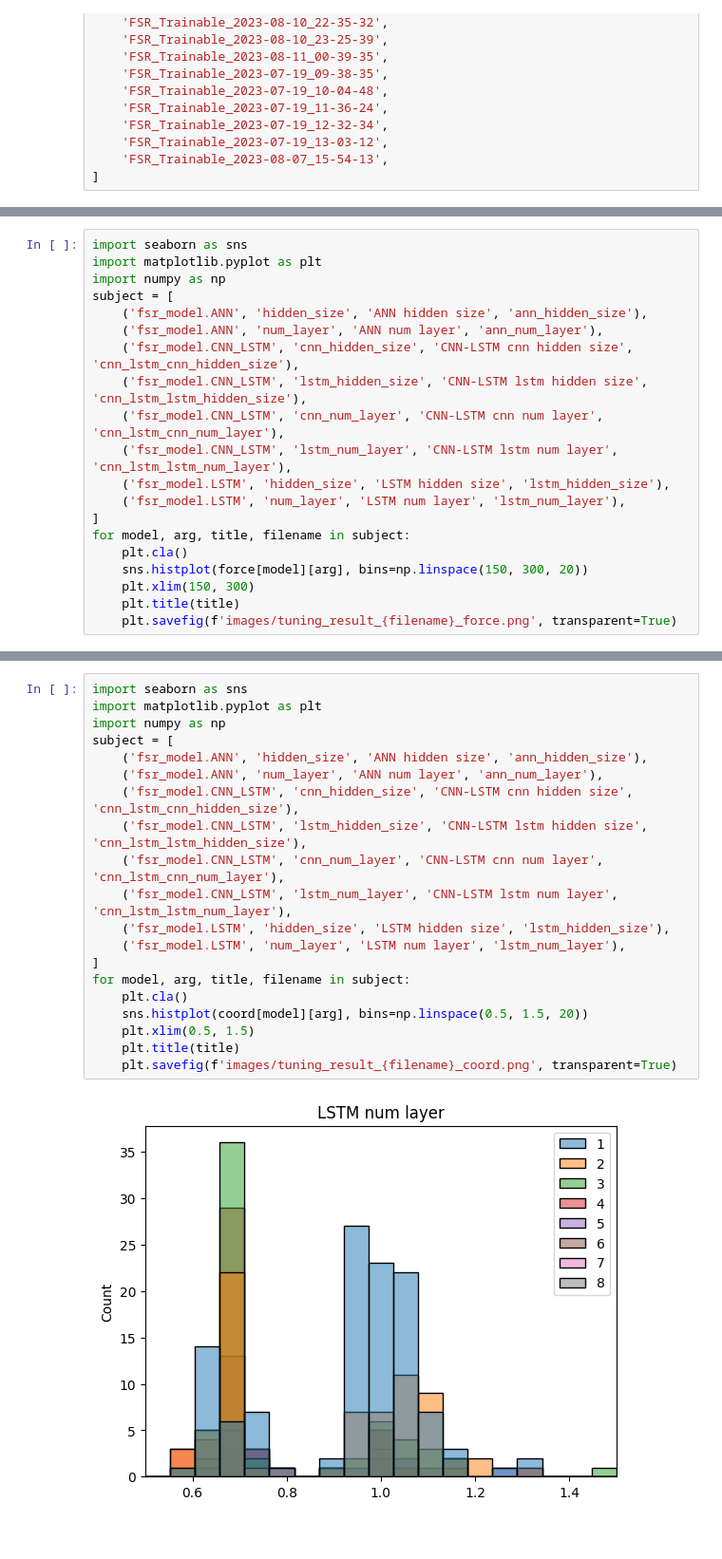
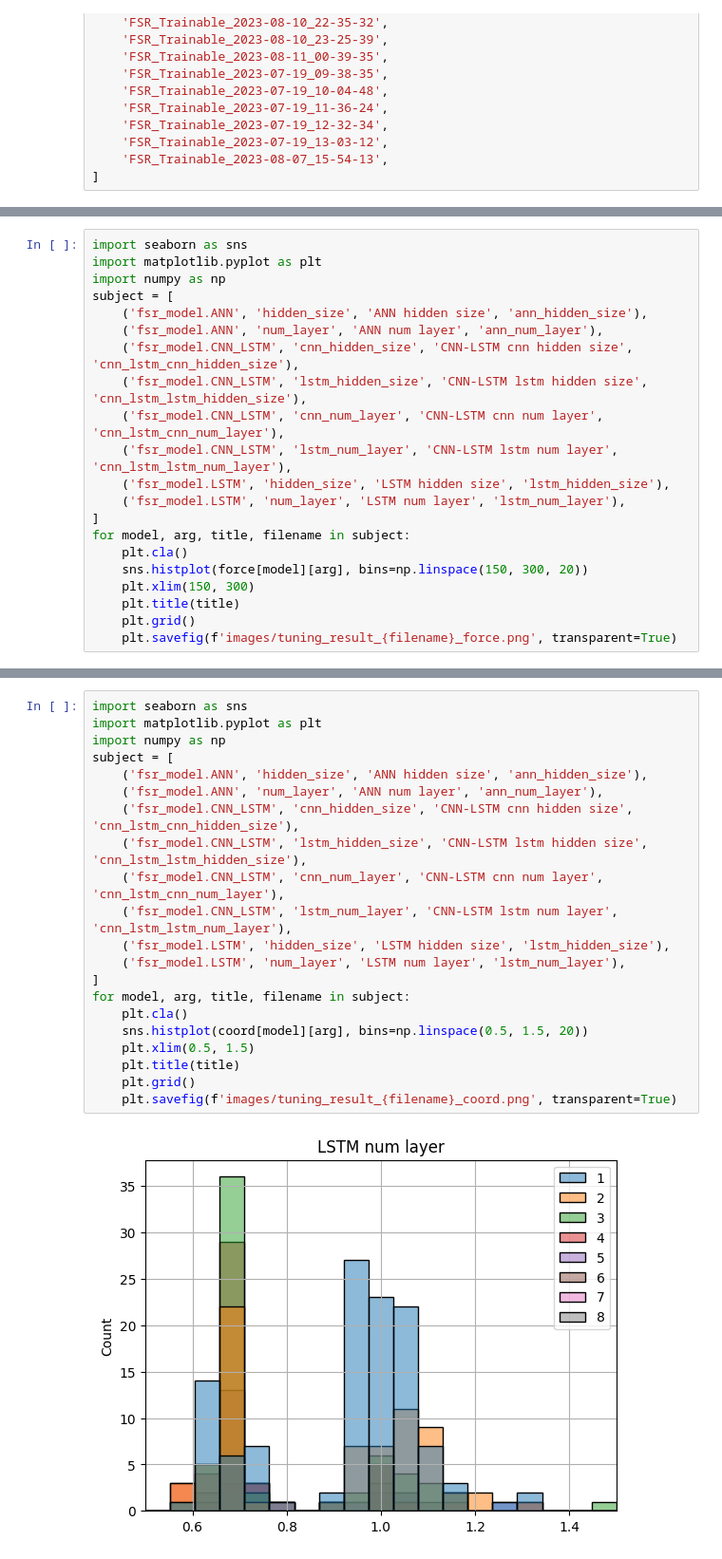
Before and after one commit to seokjin1013/FSR-prediction, a Jupyter notebook: hyperparameter_tuning_result.ipynb, the cells around one changed output, grey strips where cells are left out. Shown: that part at 95% size. Drawn from its saved outputs; the diff is of its cells as text.

```diff
--- a/hyperparameter_tuning_result.ipynb
+++ b/hyperparameter_tuning_result.ipynb
@@ -327,5 +330,6 @@ for model, arg, title, filename in subject:
     sns.histplot(force[model][arg], bins=np.linspace(150, 300, 20))
     plt.xlim(150, 300)
     plt.title(title)
+    plt.grid()
     plt.savefig(f'images/tuning_result_{filename}_force.png', transparent=True)
 # %% [output]
@@ -333,22 +337,23 @@ for model, arg, title, filename in subject:
 # %%
 import seaborn as sns
 import matplotlib.pyplot as plt
 import numpy as np
 subject = [
     ('fsr_model.ANN', 'hidden_size', 'ANN hidden size', 'ann_hidden_size'),
     ('fsr_model.ANN', 'num_layer', 'ANN num layer', 'ann_num_layer'),
     ('fsr_model.CNN_LSTM', 'cnn_hidden_size', 'CNN-LSTM cnn hidden size', 'cnn_lstm_cnn_hidden_size'),
     ('fsr_model.CNN_LSTM', 'lstm_hidden_size', 'CNN-LSTM lstm hidden size', 'cnn_lstm_lstm_hidden_size'),
     ('fsr_model.CNN_LSTM', 'cnn_num_layer', 'CNN-LSTM cnn num layer', 'cnn_lstm_cnn_num_layer'),
     ('fsr_model.CNN_LSTM', 'lstm_num_layer', 'CNN-LSTM lstm num layer', 'cnn_lstm_lstm_num_layer'),
     ('fsr_model.LSTM', 'hidden_size', 'LSTM hidden size', 'lstm_hidden_size'),
     ('fsr_model.LSTM', 'num_layer', 'LSTM num layer', 'lstm_num_layer'),
 ]
 for model, arg, title, filename in subject:
     plt.cla()
     sns.histplot(coord[model][arg], bins=np.linspace(0.5, 1.5, 20))
     plt.xlim(0.5, 1.5)
     plt.title(title)
+    plt.grid()
     plt.savefig(f'images/tuning_result_{filename}_coord.png', transparent=True)
 # %% [output]
-[figure, old version]
+[figure, new version]
```
Also changed, not shown: parts of 4 cells of this notebook, 24 other files.
